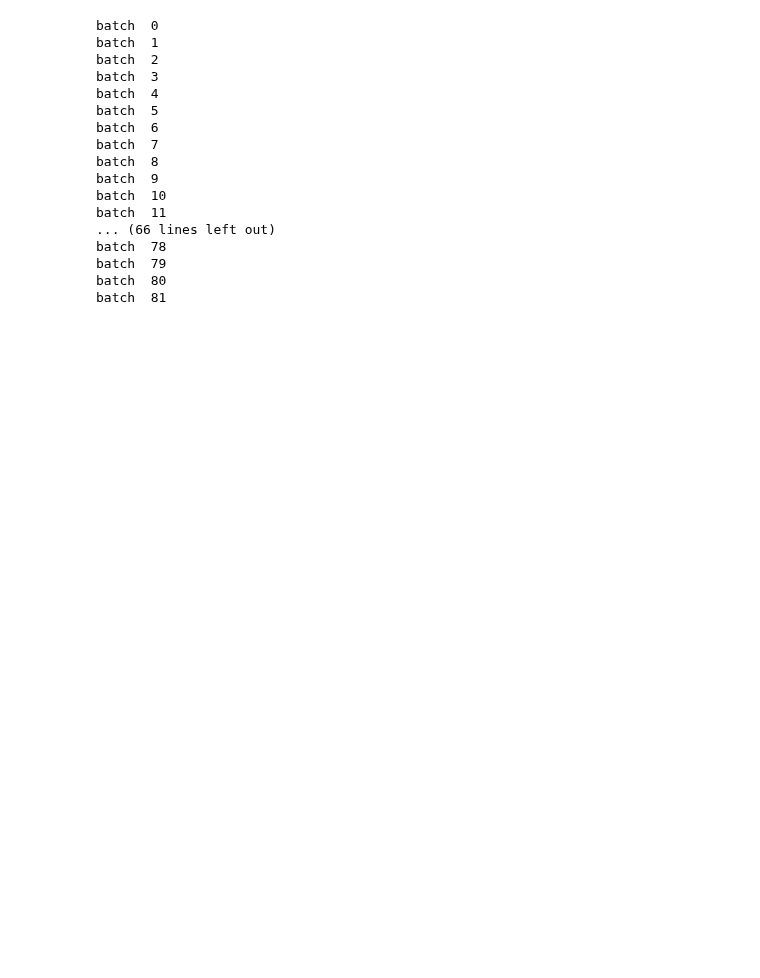
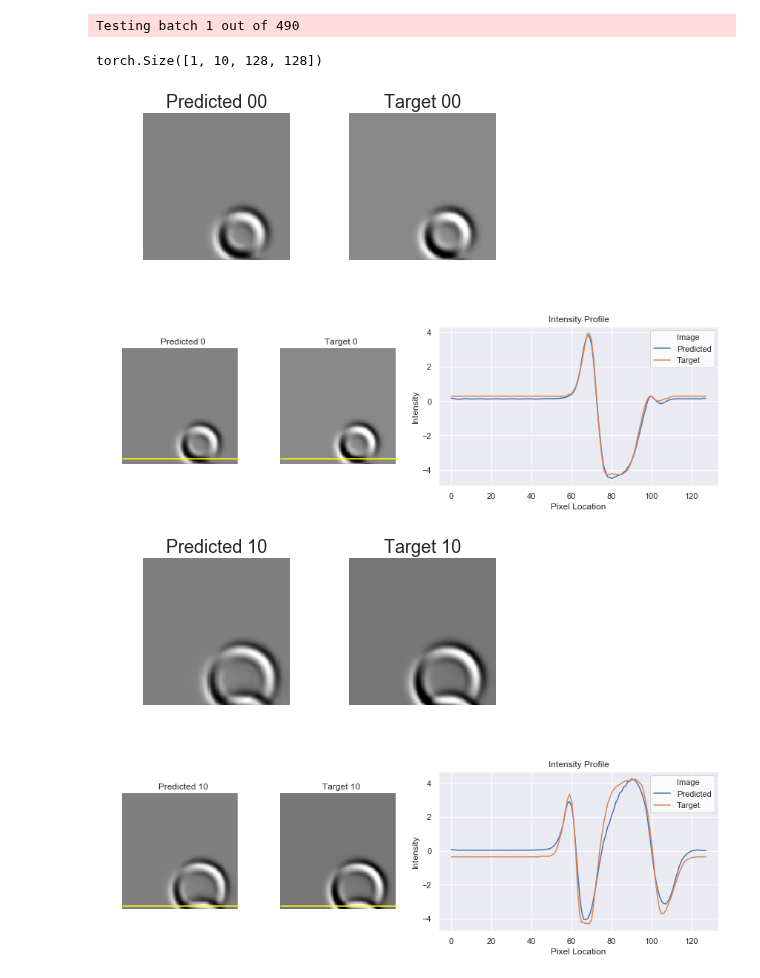
Before and after one commit to stathius/wave_propagation, a Jupyter notebook: notebooks/DEBUG .ipynb, the cells around one changed output. Cells and saved outputs as stored; diff of their text form; code cells hidden in the pictures; blank space fills up the shorter version.

```diff
--- a/notebooks/DEBUG .ipynb
+++ b/notebooks/DEBUG .ipynb
@@ -68,51 +88,51 @@ show_plots=True
 # %%
 import random
-from utils.plotting import plot_cutthrough, plot_predictions
+from utils.plotting import save_prediction_plot, save_cutthrough_plot
 from utils.Scorekeeper import Scorekeeper
 score_keeper = Scorekeeper(setup.dirs['charts'], normalizer)
+
+starting_point = 15
+num_keep_output_frames = 10
+num_requested_output_frames = 20
 
 with torch.no_grad():
     model.eval()
     num_input_frames = model.get_num_input_frames()
-    num_output_frames = model.get_num_output_frames()
+    num_output_frames = model.get_num_input_frames()
 
     for batch_num, batch_images in enumerate(dataloader):
-        print('batch ', batch_num)
+        logging.info("Testing batch {:d} out of {:d}".format(batch_num + 1, len(dataloader)))
+        batch_images = batch_images.to(device)
         batch_size = batch_images.size(0)
-        image_to_plot = random.randint(0, batch_size - 1)
 
         # total_frames = batch_images.size()[1]
         # num_future_frames = total_frames - (starting_point + num_input_frames)
 
         input_frames = batch_images[:, starting_point:(starting_point + num_input_frames), :, :].clone()
-        output_frames = model.forward(input_frames)
+        output_frames = model.forward(input_frames)[:, :num_output_keep_frames, :, :]
+
+        num_discard_frames = num_output_frames - num_input_frames
+        while output_frames.size(1) < num_requested_output_frames:
+            print(output_frames.size())
+            input_frames = output_frames[:, -num_input_frames:, :, :].clone()
+            output_keep_frames = model.forward(input_frames)[:, :num_output_keep_frames, :, :]
+            output_frames = torch.cat((output_frames, output_keep_frames), dim=1)
+
+        num_total_output_frames = output_frames.size(1)
         input_end_point = starting_point + num_input_frames
-        target_frames = batch_images[:, input_end_point:(input_end_point + num_output_frames), :, :]
+        target_frames = batch_images[:, input_end_point:(input_end_point + num_total_output_frames), :, :]
 
-#         plot_predictions(15, input_frames, output_frames, target_frames, image_to_plot, normalize, figures_dir, show_plots)
-#         plot_cutthrough(15, output_frames, target_frames, image_to_plot, normalize, figures_dir, show_plots, direction="Horizontal", location=None)
+        score_keeper.compare_output_target(output_frames, target_frames)
 
-        for batch_index in range(batch_size):
-            for frame_index in range(num_output_frames):
-                score_keeper.add(output_frames[batch_index, frame_index, :, :].cpu().numpy(),
-                                 target_frames[batch_index, frame_index, :, :].cpu().numpy(),
-                                 frame_index, "pHash", "pHash2", "SSIM", "Own", "RMSE")
-#         break
+        batch_index = 0
+        save_sequence_plots(batch_index, output_frames, target_frames, figures_dir, normalize)
+
+        if debug:
+            break
 # %% [output]
-batch  0
-batch  1
-batch  2
-batch  3
-batch  4
-batch  5
-batch  6
-batch  7
-batch  8
-batch  9
-batch  10
-batch  11
-... (66 lines left out)
-batch  78
-batch  79
-batch  80
-batch  81
+Testing batch 1 out of 490
+torch.Size([1, 10, 128, 128])
+[figure, added]
+[figure, added]
+[figure, added]
+[figure, added]
```
Also changed, not shown: parts of 17 cells of this notebook.
